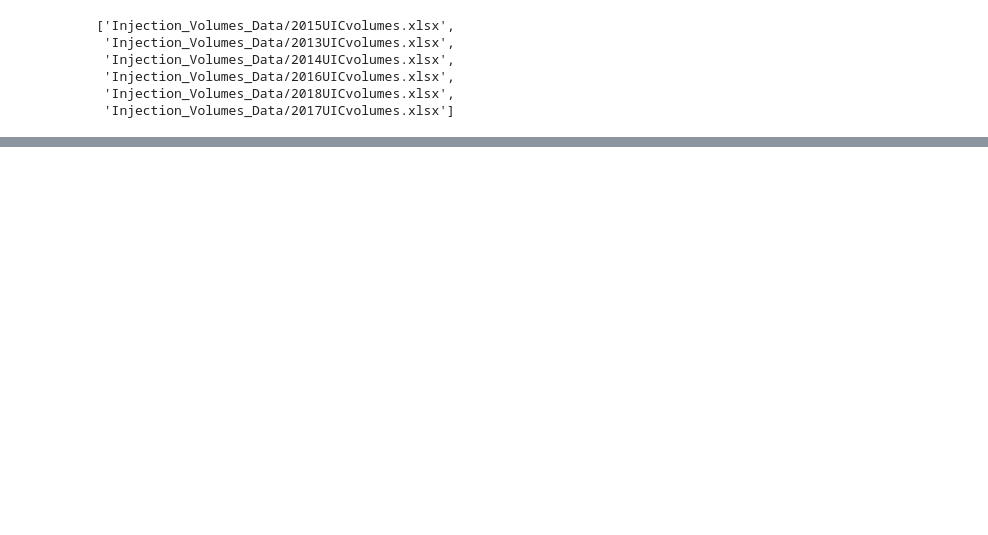
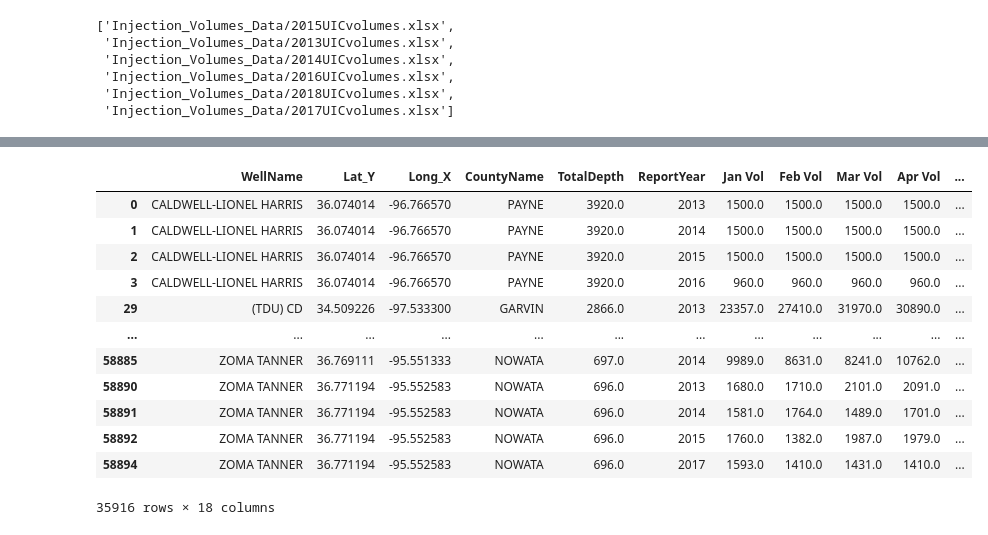
Before and after one commit to ut-data-vis-proj-1/Earthquake-Aftershock, a Jupyter notebook: Earthquakes.ipynb, the cells around one changed output, grey strips where cells are left out. Cells and saved outputs as stored; diff of their text form; code cells hidden in the pictures; blank space fills up the shorter version.

```diff
--- a/Earthquakes.ipynb
+++ b/Earthquakes.ipynb
@@ -118,3 +106,3 @@ total_volume_per_month_df
 # %%
 #Delete data with zero volume (pick non-zero values which turns all zero values into nan and remove nan-values)
-total_volume_per_month_nozero_df = total_volume_per_month_df[total_volume_per_month_df!=0].dropna()
+clean_total_volume_per_month_df = total_volume_per_month_df[total_volume_per_month_df!=0].dropna()
@@ -136,0 +109,16 @@ total_volume_per_month_nozero_df
+# %%
+clean_total_volume_per_month_df
+# %% [output]
+|  | WellName | Lat_Y | Long_X | CountyName | TotalDepth | ReportYear | Jan Vol | Feb Vol | Mar Vol | Apr Vol | ... |
+| 0 | CALDWELL-LIONEL HARRIS | 36.074014 | -96.766570 | PAYNE | 3920.0 | 2013 | 1500.0 | 1500.0 | 1500.0 | 1500.0 | ... |
+| 1 | CALDWELL-LIONEL HARRIS | 36.074014 | -96.766570 | PAYNE | 3920.0 | 2014 | 1500.0 | 1500.0 | 1500.0 | 1500.0 | ... |
+| 2 | CALDWELL-LIONEL HARRIS | 36.074014 | -96.766570 | PAYNE | 3920.0 | 2015 | 1500.0 | 1500.0 | 1500.0 | 1500.0 | ... |
+| 3 | CALDWELL-LIONEL HARRIS | 36.074014 | -96.766570 | PAYNE | 3920.0 | 2016 | 960.0 | 960.0 | 960.0 | 960.0 | ... |
+| 29 | (TDU) CD | 34.509226 | -97.533300 | GARVIN | 2866.0 | 2013 | 23357.0 | 27410.0 | 31970.0 | 30890.0 | ... |
+| ... | ... | ... | ... | ... | ... | ... | ... | ... | ... | ... | ... |
+| 58885 | ZOMA TANNER | 36.769111 | -95.551333 | NOWATA | 697.0 | 2014 | 9989.0 | 8631.0 | 8241.0 | 10762.0 | ... |
+| 58890 | ZOMA TANNER | 36.771194 | -95.552583 | NOWATA | 696.0 | 2013 | 1680.0 | 1710.0 | 2101.0 | 2091.0 | ... |
+| 58891 | ZOMA TANNER | 36.771194 | -95.552583 | NOWATA | 696.0 | 2014 | 1581.0 | 1764.0 | 1489.0 | 1701.0 | ... |
+| 58892 | ZOMA TANNER | 36.771194 | -95.552583 | NOWATA | 696.0 | 2015 | 1760.0 | 1382.0 | 1987.0 | 1979.0 | ... |
+| 58894 | ZOMA TANNER | 36.771194 | -95.552583 | NOWATA | 696.0 | 2017 | 1593.0 | 1410.0 | 1431.0 | 1410.0 | ... |
+35916 rows × 18 columns
```
Also changed, not shown: parts of 11 cells of this notebook.
